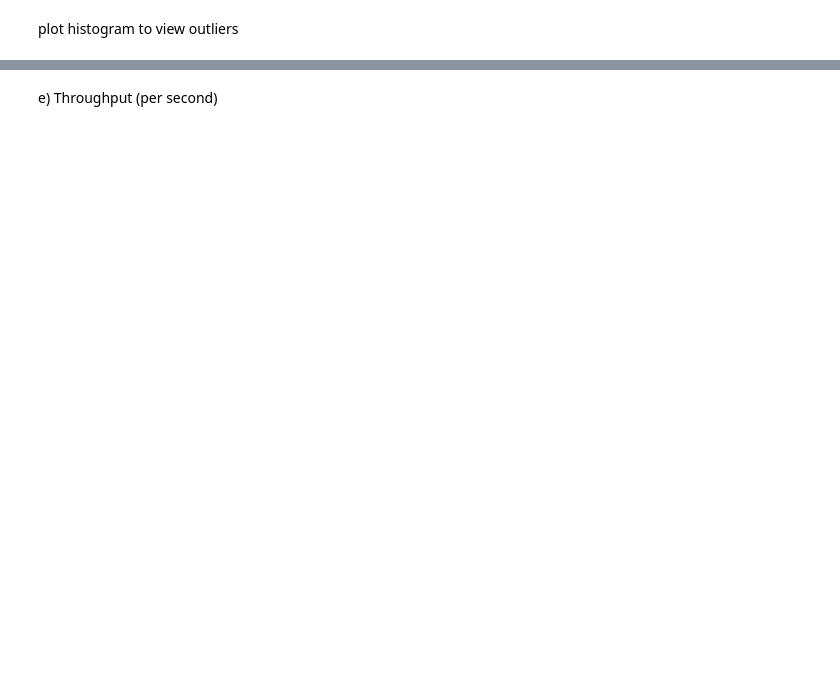
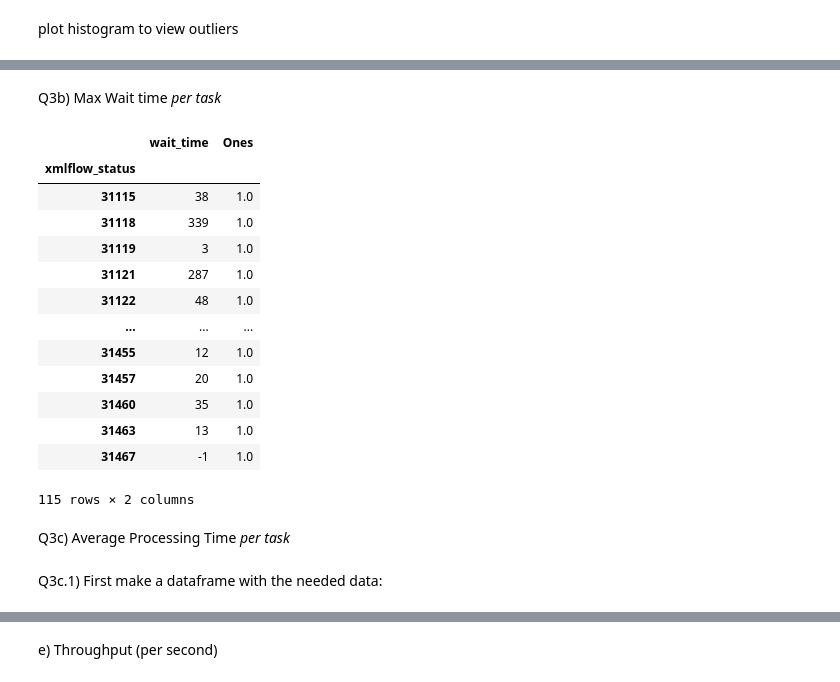
Before and after one commit to ash-111/Technical-Assignment---April-5, a Jupyter notebook: Code_v2.ipynb, the cells around one changed output, grey strips where cells are left out. Saved outputs shown, nothing was run; the diff lists cells and outputs as text; code cells hidden in the pictures; blank space fills up the shorter version.

```diff
--- a/Code_v2.ipynb
+++ b/Code_v2.ipynb
@@ -163,0 +196,25 @@ plt.show()
+# %% [markdown]
+Q3b) Max Wait time *per task*
+# %%
+df_MaxWaitTimePerTask = df2.groupby('xmlflow_status').max()
+
+df_MaxWaitTimePerTask
+# %% [output]
+|  | wait_time | Ones |
+| xmlflow_status |  |  |
+| 31115 | 38 | 1.0 |
+| 31118 | 339 | 1.0 |
+| 31119 | 3 | 1.0 |
+| 31121 | 287 | 1.0 |
+| 31122 | 48 | 1.0 |
+| ... | ... | ... |
+| 31455 | 12 | 1.0 |
+| 31457 | 20 | 1.0 |
+| 31460 | 35 | 1.0 |
+| 31463 | 13 | 1.0 |
+| 31467 | -1 | 1.0 |
+115 rows × 2 columns
+# %% [markdown]
+Q3c) Average Processing Time *per task*
+# %% [markdown]
+Q3c.1) First make a dataframe with the needed data:
```
Also changed, not shown: parts of 27 cells of this notebook.
